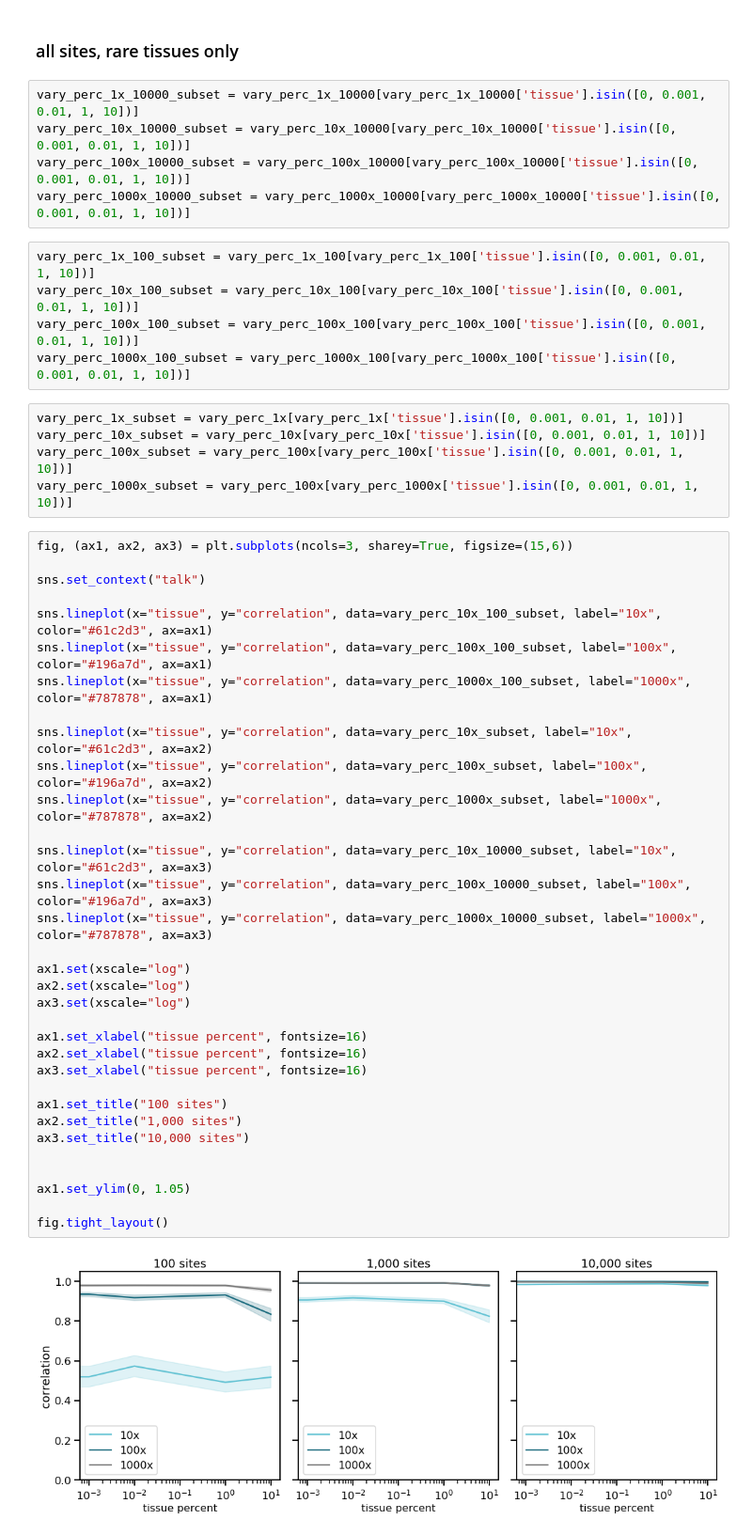
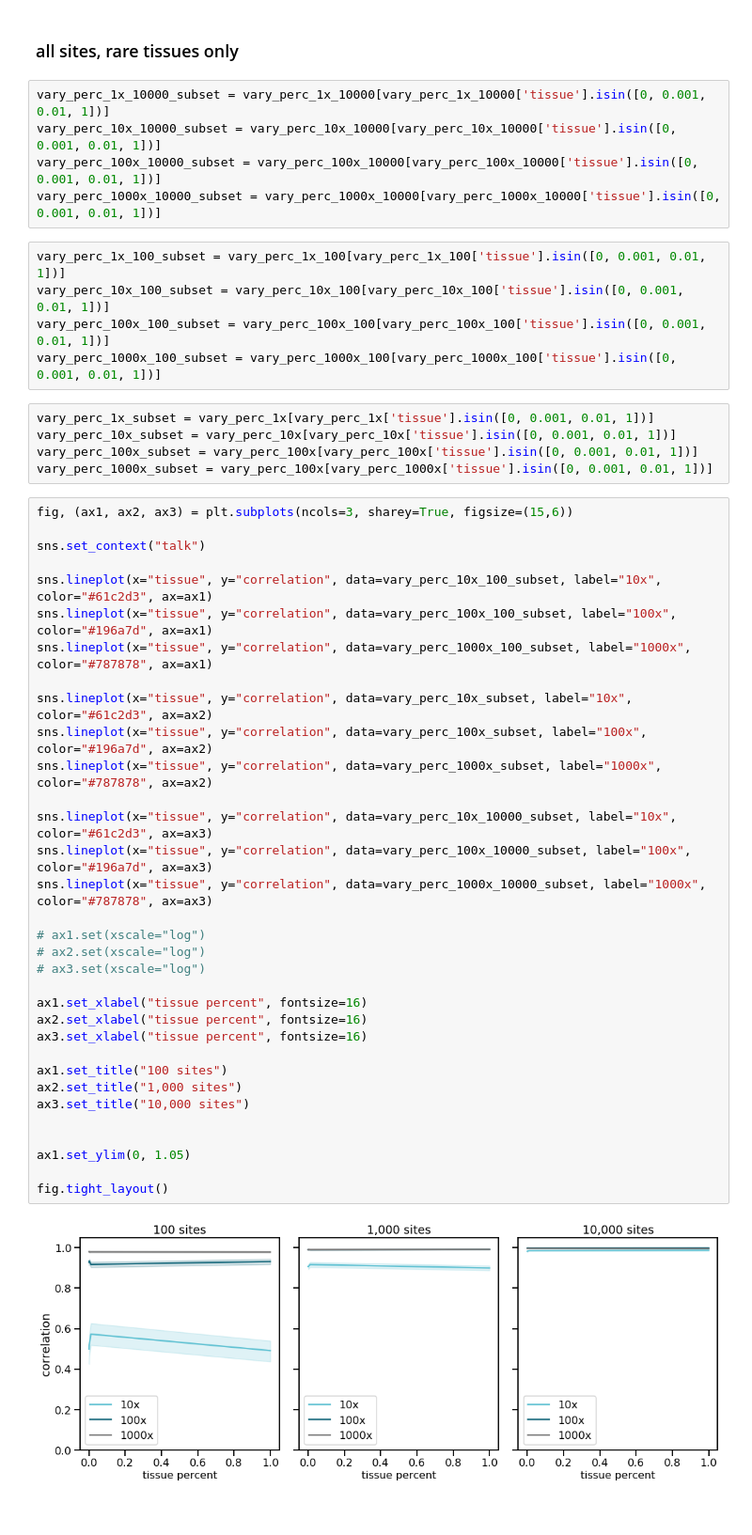
Before and after one commit to christacaggiano/celfie, a Jupyter notebook: jupyter_notebooks/pure_simulations.ipynb, the cells around one changed output. Shown at 94% size. Drawn from its saved outputs; the diff is of its cells as text.

Commit message:
more simulation plots

```diff
--- a/jupyter_notebooks/pure_simulations.ipynb
+++ b/jupyter_notebooks/pure_simulations.ipynb
@@ -390,52 +427,52 @@ fig.tight_layout()
 # %% [markdown]
 ### all sites, rare tissues only
 # %%
-vary_perc_1x_10000_subset = vary_perc_1x_10000[vary_perc_1x_10000['tissue'].isin([0, 0.001, 0.01, 1, 10])]
-vary_perc_10x_10000_subset = vary_perc_10x_10000[vary_perc_10x_10000['tissue'].isin([0, 0.001, 0.01, 1, 10])]
-vary_perc_100x_10000_subset = vary_perc_100x_10000[vary_perc_100x_10000['tissue'].isin([0, 0.001, 0.01, 1, 10])]
-vary_perc_1000x_10000_subset = vary_perc_1000x_10000[vary_perc_1000x_10000['tissue'].isin([0, 0.001, 0.01, 1, 10])]
+vary_perc_1x_10000_subset = vary_perc_1x_10000[vary_perc_1x_10000['tissue'].isin([0, 0.001, 0.01, 1])]
+vary_perc_10x_10000_subset = vary_perc_10x_10000[vary_perc_10x_10000['tissue'].isin([0, 0.001, 0.01, 1])]
+vary_perc_100x_10000_subset = vary_perc_100x_10000[vary_perc_100x_10000['tissue'].isin([0, 0.001, 0.01, 1])]
+vary_perc_1000x_10000_subset = vary_perc_1000x_10000[vary_perc_1000x_10000['tissue'].isin([0, 0.001, 0.01, 1])]
 # %%
-vary_perc_1x_100_subset = vary_perc_1x_100[vary_perc_1x_100['tissue'].isin([0, 0.001, 0.01, 1, 10])]
-vary_perc_10x_100_subset = vary_perc_10x_100[vary_perc_10x_100['tissue'].isin([0, 0.001, 0.01, 1, 10])]
-vary_perc_100x_100_subset = vary_perc_100x_100[vary_perc_100x_100['tissue'].isin([0, 0.001, 0.01, 1, 10])]
-vary_perc_1000x_100_subset = vary_perc_1000x_100[vary_perc_1000x_100['tissue'].isin([0, 0.001, 0.01, 1, 10])]
+vary_perc_1x_100_subset = vary_perc_1x_100[vary_perc_1x_100['tissue'].isin([0, 0.001, 0.01, 1])]
+vary_perc_10x_100_subset = vary_perc_10x_100[vary_perc_10x_100['tissue'].isin([0, 0.001, 0.01, 1])]
+vary_perc_100x_100_subset = vary_perc_100x_100[vary_perc_100x_100['tissue'].isin([0, 0.001, 0.01, 1])]
+vary_perc_1000x_100_subset = vary_perc_1000x_100[vary_perc_1000x_100['tissue'].isin([0, 0.001, 0.01, 1])]
 # %%
-vary_perc_1x_subset = vary_perc_1x[vary_perc_1x['tissue'].isin([0, 0.001, 0.01, 1, 10])]
-vary_perc_10x_subset = vary_perc_10x[vary_perc_10x['tissue'].isin([0, 0.001, 0.01, 1, 10])]
-vary_perc_100x_subset = vary_perc_100x[vary_perc_100x['tissue'].isin([0, 0.001, 0.01, 1, 10])]
-vary_perc_1000x_subset = vary_perc_100x[vary_perc_1000x['tissue'].isin([0, 0.001, 0.01, 1, 10])]
+vary_perc_1x_subset = vary_perc_1x[vary_perc_1x['tissue'].isin([0, 0.001, 0.01, 1])]
+vary_perc_10x_subset = vary_perc_10x[vary_perc_10x['tissue'].isin([0, 0.001, 0.01, 1])]
+vary_perc_100x_subset = vary_perc_100x[vary_perc_100x['tissue'].isin([0, 0.001, 0.01, 1])]
+vary_perc_1000x_subset = vary_perc_100x[vary_perc_1000x['tissue'].isin([0, 0.001, 0.01, 1])]
 # %%
 fig, (ax1, ax2, ax3) = plt.subplots(ncols=3, sharey=True, figsize=(15,6))
 
 sns.set_context("talk")
 
 sns.lineplot(x="tissue", y="correlation", data=vary_perc_10x_100_subset, label="10x", color="#61c2d3", ax=ax1)
 sns.lineplot(x="tissue", y="correlation", data=vary_perc_100x_100_subset, label="100x", color="#196a7d", ax=ax1)
 sns.lineplot(x="tissue", y="correlation", data=vary_perc_1000x_100_subset, label="1000x", color="#787878", ax=ax1)
 
 sns.lineplot(x="tissue", y="correlation", data=vary_perc_10x_subset, label="10x", color="#61c2d3", ax=ax2)
 sns.lineplot(x="tissue", y="correlation", data=vary_perc_100x_subset, label="100x", color="#196a7d", ax=ax2)
 sns.lineplot(x="tissue", y="correlation", data=vary_perc_1000x_subset, label="1000x", color="#787878", ax=ax2)
 
 sns.lineplot(x="tissue", y="correlation", data=vary_perc_10x_10000_subset, label="10x", color="#61c2d3", ax=ax3)
 sns.lineplot(x="tissue", y="correlation", data=vary_perc_100x_10000_subset, label="100x", color="#196a7d", ax=ax3)
 sns.lineplot(x="tissue", y="correlation", data=vary_perc_1000x_10000_subset, label="1000x", color="#787878", ax=ax3)
 
-ax1.set(xscale="log")
-ax2.set(xscale="log")
-ax3.set(xscale="log")
+# ax1.set(xscale="log")
+# ax2.set(xscale="log")
+# ax3.set(xscale="log")
 
 ax1.set_xlabel("tissue percent", fontsize=16)
 ax2.set_xlabel("tissue percent", fontsize=16)
 ax3.set_xlabel("tissue percent", fontsize=16)
 
 ax1.set_title("100 sites")
 ax2.set_title("1,000 sites")
 ax3.set_title("10,000 sites")
 
 
 ax1.set_ylim(0, 1.05)
 
 fig.tight_layout()
 # %% [output]
-[figure, old version]
+[figure, new version]
```
Also changed, not shown: parts of 33 cells of this notebook, 6 other files.
